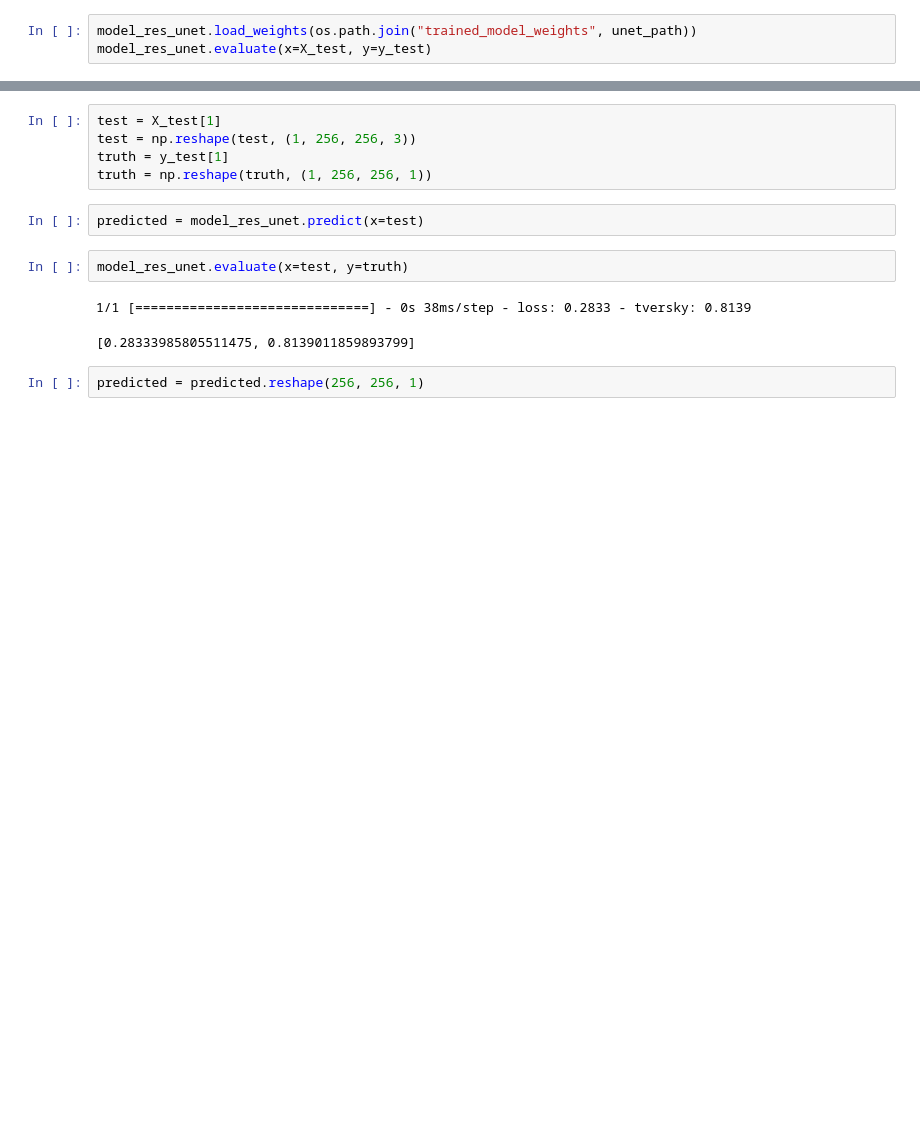
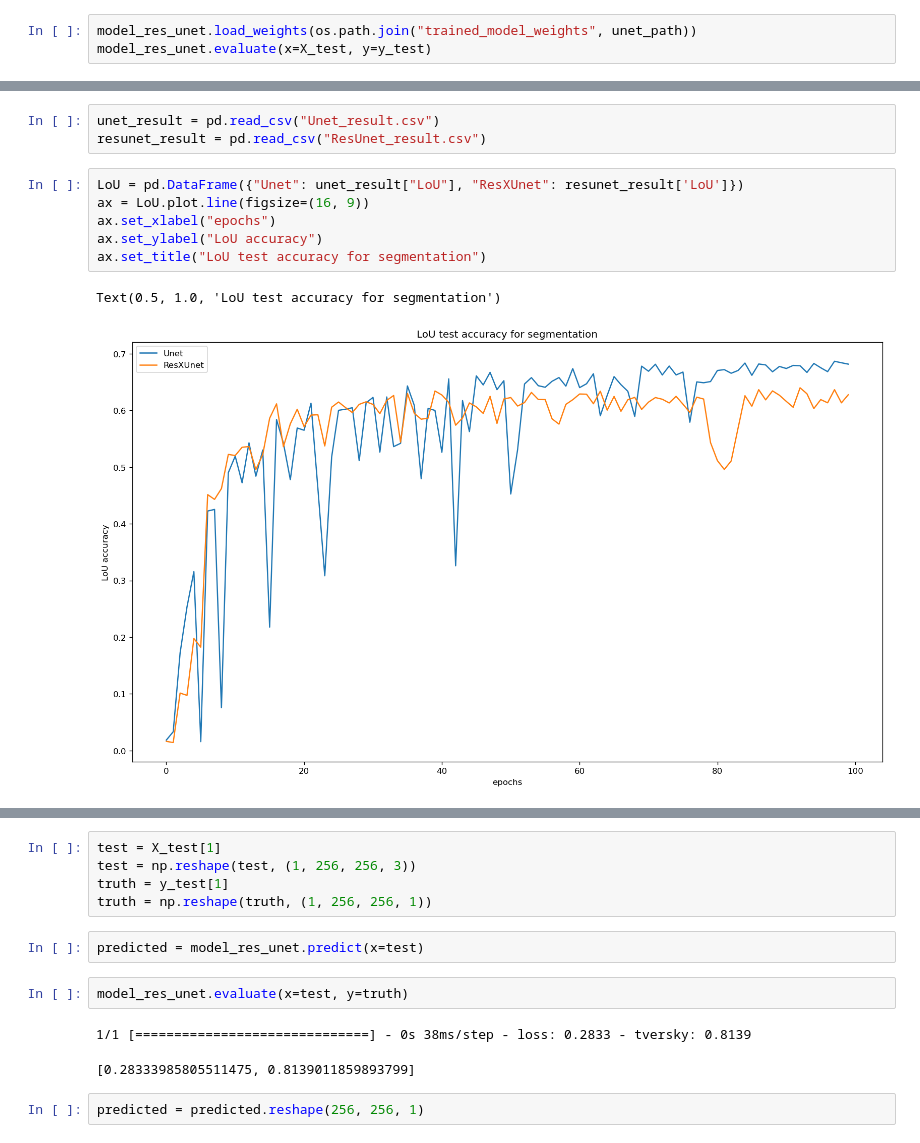
Before and after one commit to wesley0628/Brain_MRI_Image_Analysis, a Jupyter notebook: Brain_MRI_Tumor_Segmentation.ipynb, the cells around one changed output, grey strips where cells are left out. Drawn from its saved outputs; the diff is of its cells as text; blank space fills up the shorter version.

```diff
--- a/Brain_MRI_Tumor_Segmentation.ipynb
+++ b/Brain_MRI_Tumor_Segmentation.ipynb
@@ -430,0 +434,12 @@ Text(0.5, 1.0, 'ResXUnet for segmentation')
+# %%
+unet_result = pd.read_csv("Unet_result.csv")
+resunet_result = pd.read_csv("ResUnet_result.csv")
+# %%
+LoU = pd.DataFrame({"Unet": unet_result["LoU"], "ResXUnet": resunet_result['LoU']})
+ax = LoU.plot.line(figsize=(16, 9))
+ax.set_xlabel("epochs")
+ax.set_ylabel("LoU accuracy")
+ax.set_title("LoU test accuracy for segmentation")
+# %% [output]
+Text(0.5, 1.0, 'LoU test accuracy for segmentation')
+[figure, added]
```
Also changed, not shown: parts of 5 cells of this notebook.
